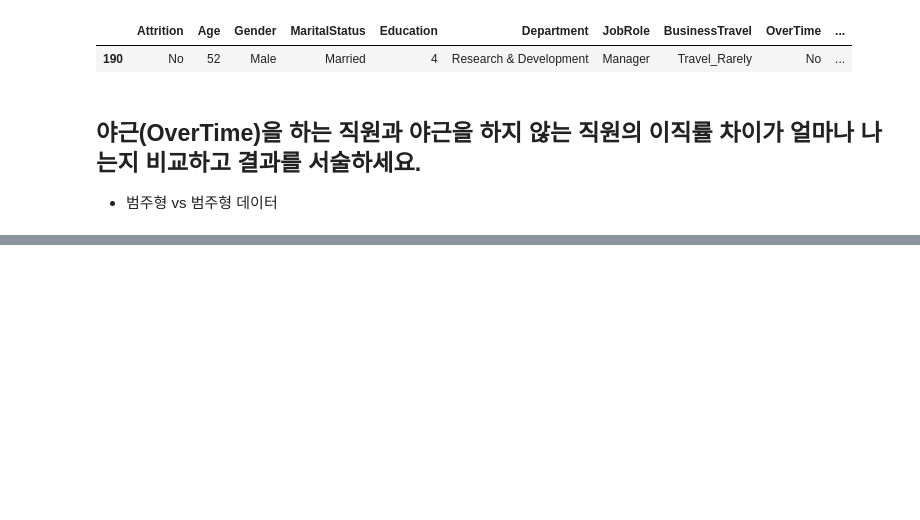
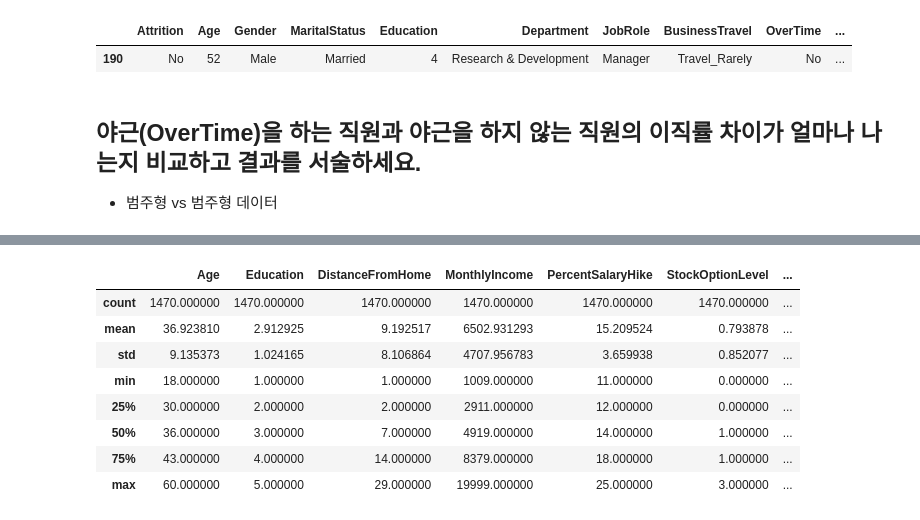
Before and after one commit to Bucheo/data_analysis, a Jupyter notebook: EDA 실습.ipynb, the cells around one changed output, grey strips where cells are left out. Saved outputs shown, nothing was run; the diff lists cells and outputs as text; code cells hidden in the pictures; blank space fills up the shorter version.

```diff
--- a/EDA 실습.ipynb
+++ b/EDA 실습.ipynb
@@ -261,0 +314,12 @@ plt.show()
+# %%
+df.describe()
+# %% [output]
+|  | Age | Education | DistanceFromHome | MonthlyIncome | PercentSalaryHike | StockOptionLevel | ... |
+| count | 1470.000000 | 1470.000000 | 1470.000000 | 1470.000000 | 1470.000000 | 1470.000000 | ... |
+| mean | 36.923810 | 2.912925 | 9.192517 | 6502.931293 | 15.209524 | 0.793878 | ... |
+| std | 9.135373 | 1.024165 | 8.106864 | 4707.956783 | 3.659938 | 0.852077 | ... |
+| min | 18.000000 | 1.000000 | 1.000000 | 1009.000000 | 11.000000 | 0.000000 | ... |
+| 25% | 30.000000 | 2.000000 | 2.000000 | 2911.000000 | 12.000000 | 0.000000 | ... |
+| 50% | 36.000000 | 3.000000 | 7.000000 | 4919.000000 | 14.000000 | 1.000000 | ... |
+| 75% | 43.000000 | 4.000000 | 14.000000 | 8379.000000 | 18.000000 | 1.000000 | ... |
+| max | 60.000000 | 5.000000 | 29.000000 | 19999.000000 | 25.000000 | 3.000000 | ... |
```
Also changed, not shown: parts of 5 cells of this notebook, 7 other files.
